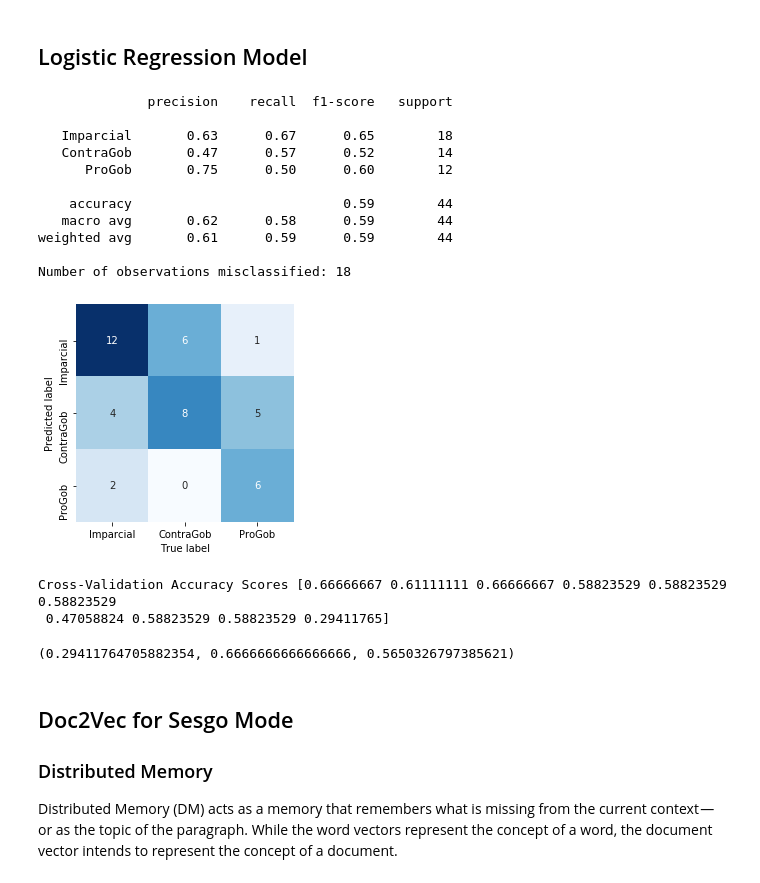
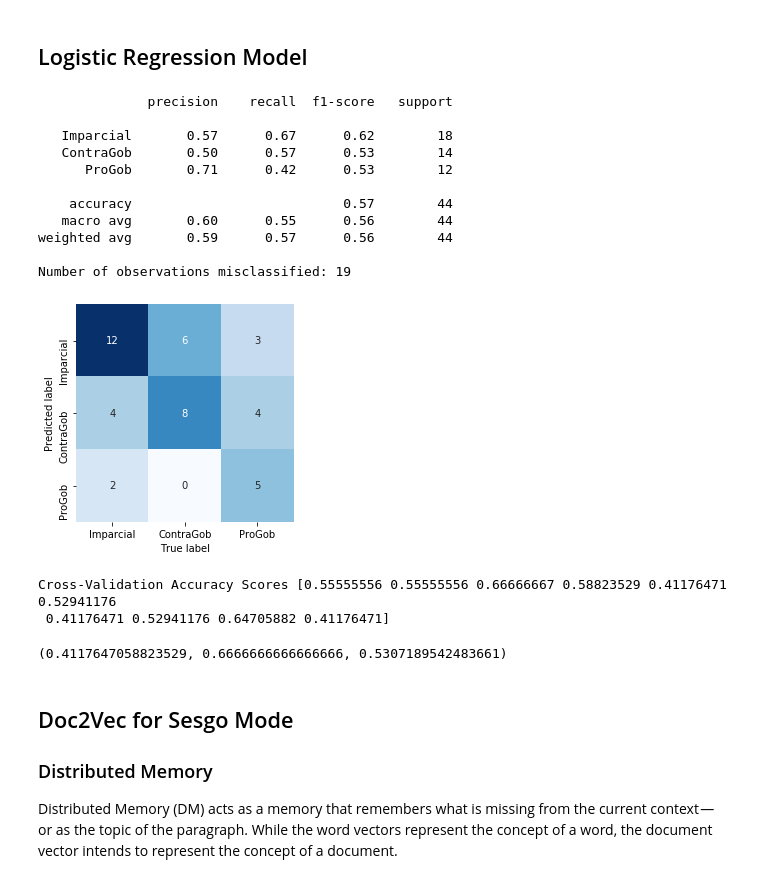
Before and after one commit to AndreDaniTorres/Statistical_Learning, a Jupyter notebook: NLP_Colombian_Media.ipynb, the cells around one changed output. Drawn from its saved outputs; the diff is of its cells as text; code cells hidden in the pictures.

```diff
--- a/NLP_Colombian_Media.ipynb
+++ b/NLP_Colombian_Media.ipynb
@@ -741,39 +740,39 @@ data_reduction(X_train_tfidf_sesgo, y_train_sesgo)
 # %% [markdown]
 ## Logistic Regression Model
 # %%
-pipeline_sesgo = Pipeline([('vect', CountVectorizer(min_df=1, lowercase=True,  ngram_range=(1,2), token_pattern = '[a-zA-ZáéíóúüÁÉÍÓÚÜñÑ$%]+')),
+pipeline_sesgo = Pipeline([('vect', CountVectorizer(min_df=1, lowercase=False,  ngram_range=(1,2), token_pattern = '[a-zA-ZáéíóúüÁÉÍÓÚÜñÑ$]+')),
                          ('tfidf', TfidfTransformer(use_idf=True)),
-                         ('selector', SelectKBest(k=500, score_func=chi2)),
-                         ('logic', LogisticRegression(max_iter=200, C=1000))])
+                         ('selector', SelectKBest(k=600, score_func=chi2)),
+                         ('logic', LogisticRegression(max_iter=900, C=10000))])
 
 pipeline_sesgo = pipeline_sesgo.fit(X_train_sesgo, y_train_sesgo)
 y_pred_sesgo = pipeline_sesgo.predict(X_test_sesgo)
 
 confusion_sesgo = heatmap_confusion_matrix(y_test_sesgo, y_pred_sesgo, ["Imparcial", "ContraGob", "ProGob"])
 
 print('Number of observations misclassified:', misclassified(confusion_sesgo))
 # %% [output]
               precision    recall  f1-score   support
 
-   Imparcial       0.63      0.67      0.65        18
-   ContraGob       0.47      0.57      0.52        14
-      ProGob       0.75      0.50      0.60        12
+   Imparcial       0.57      0.67      0.62        18
+   ContraGob       0.50      0.57      0.53        14
+      ProGob       0.71      0.42      0.53        12
 
-    accuracy                           0.59        44
-   macro avg       0.62      0.58      0.59        44
-weighted avg       0.61      0.59      0.59        44
+    accuracy                           0.57        44
+   macro avg       0.60      0.55      0.56        44
+weighted avg       0.59      0.57      0.56        44
 
-Number of observations misclassified: 18
+Number of observations misclassified: 19
-[figure, old version]
+[figure, new version]
 # %%
 scores = cross_val_score(pipeline_sesgo, X_train_sesgo, y_train_sesgo, cv=10)
 print('Cross-Validation Accuracy Scores', scores)
 scores = pd.Series(scores)
 scores.min(), scores.max(), scores.mean()
 # %% [output]
-Cross-Validation Accuracy Scores [0.66666667 0.61111111 0.66666667 0.58823529 0.58823529 0.58823529
- 0.47058824 0.58823529 0.58823529 0.29411765]
+Cross-Validation Accuracy Scores [0.55555556 0.55555556 0.66666667 0.58823529 0.41176471 0.52941176
+ 0.41176471 0.52941176 0.64705882 0.41176471]
-(0.29411764705882354, 0.6666666666666666, 0.5650326797385621)
+(0.4117647058823529, 0.6666666666666666, 0.5307189542483661)
 # %% [markdown]
 ## Doc2Vec for Sesgo Mode
 
```
Also changed, not shown: parts of 28 cells of this notebook.
